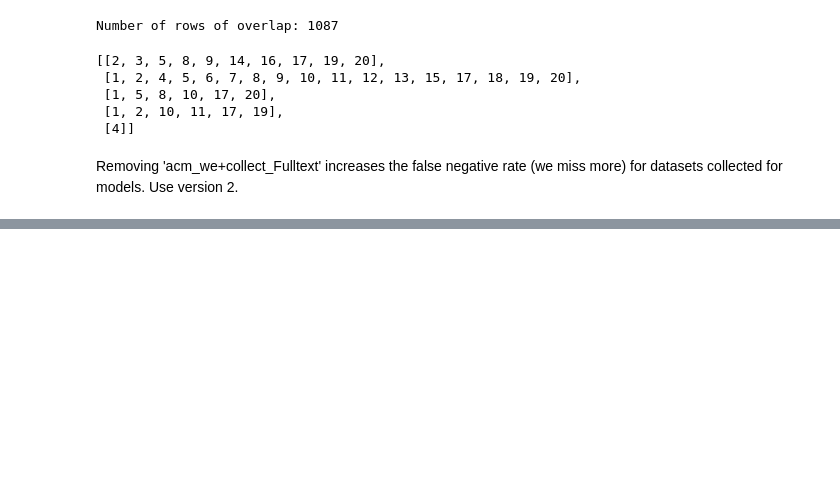
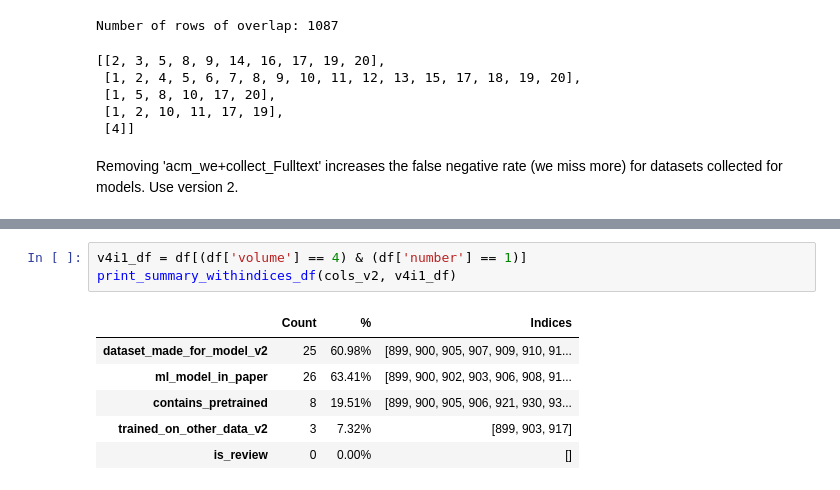
Before and after one commit to audtree/labeler-bias, a Jupyter notebook: prelim-analysis.ipynb, the cells around one changed output, grey strips where cells are left out. Cells and saved outputs as stored; diff of their text form; blank space fills up the shorter version.

```diff
--- a/prelim-analysis.ipynb
+++ b/prelim-analysis.ipynb
@@ -447,0 +445,10 @@ Number of rows of overlap: 1087
+# %%
+v4i1_df = df[(df['volume'] == 4) & (df['number'] == 1)]
+print_summary_withindices_df(cols_v2, v4i1_df)
+# %% [output]
+|  | Count | % | Indices |
+| dataset_made_for_model_v2 | 25 | 60.98% | [899, 900, 905, 907, 909, 910, 91... |
+| ml_model_in_paper | 26 | 63.41% | [899, 900, 902, 903, 906, 908, 91... |
+| contains_pretrained | 8 | 19.51% | [899, 900, 905, 906, 921, 930, 93... |
+| trained_on_other_data_v2 | 3 | 7.32% | [899, 903, 917] |
+| is_review | 0 | 0.00% | [] |
```
Also changed, not shown: parts of 4 cells of this notebook.
